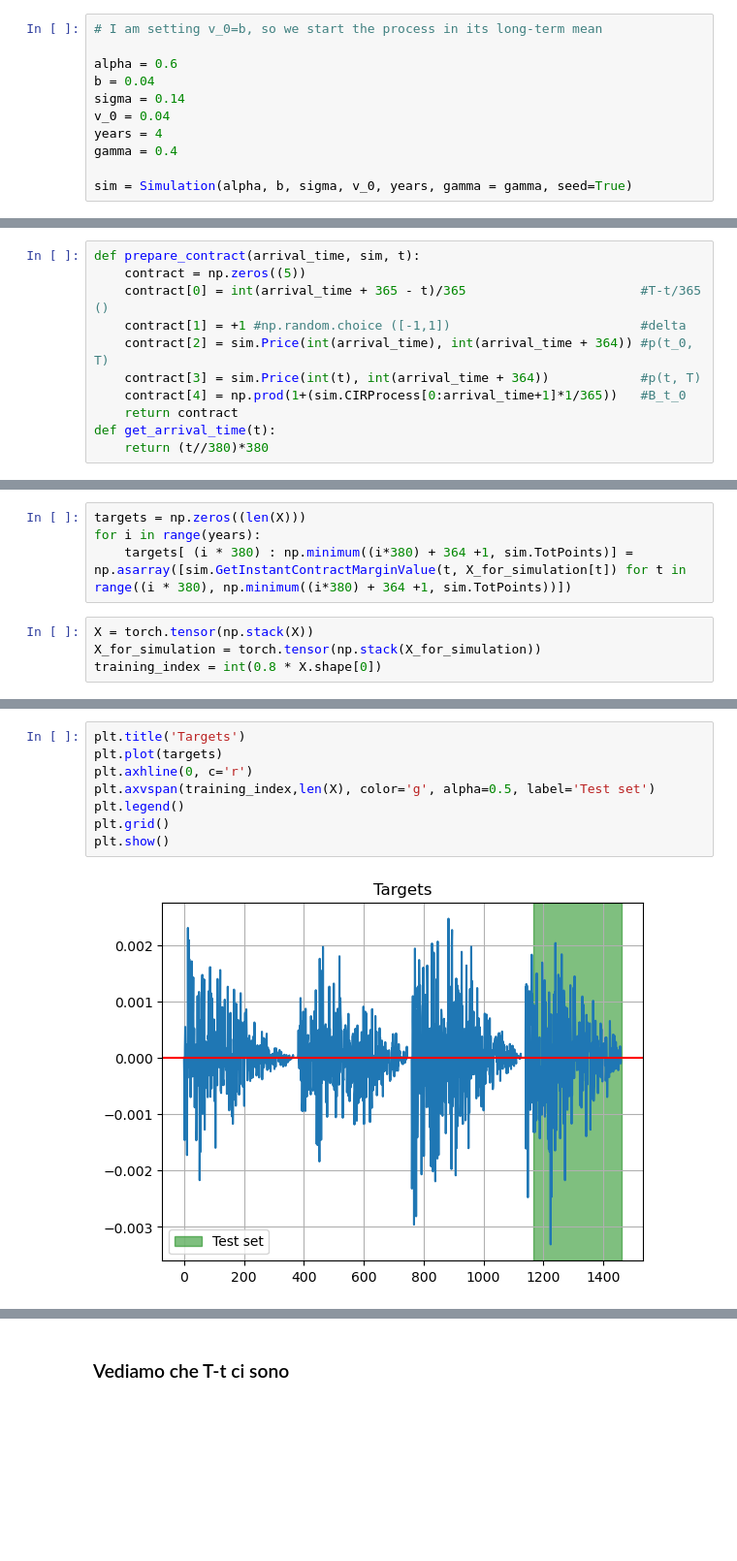
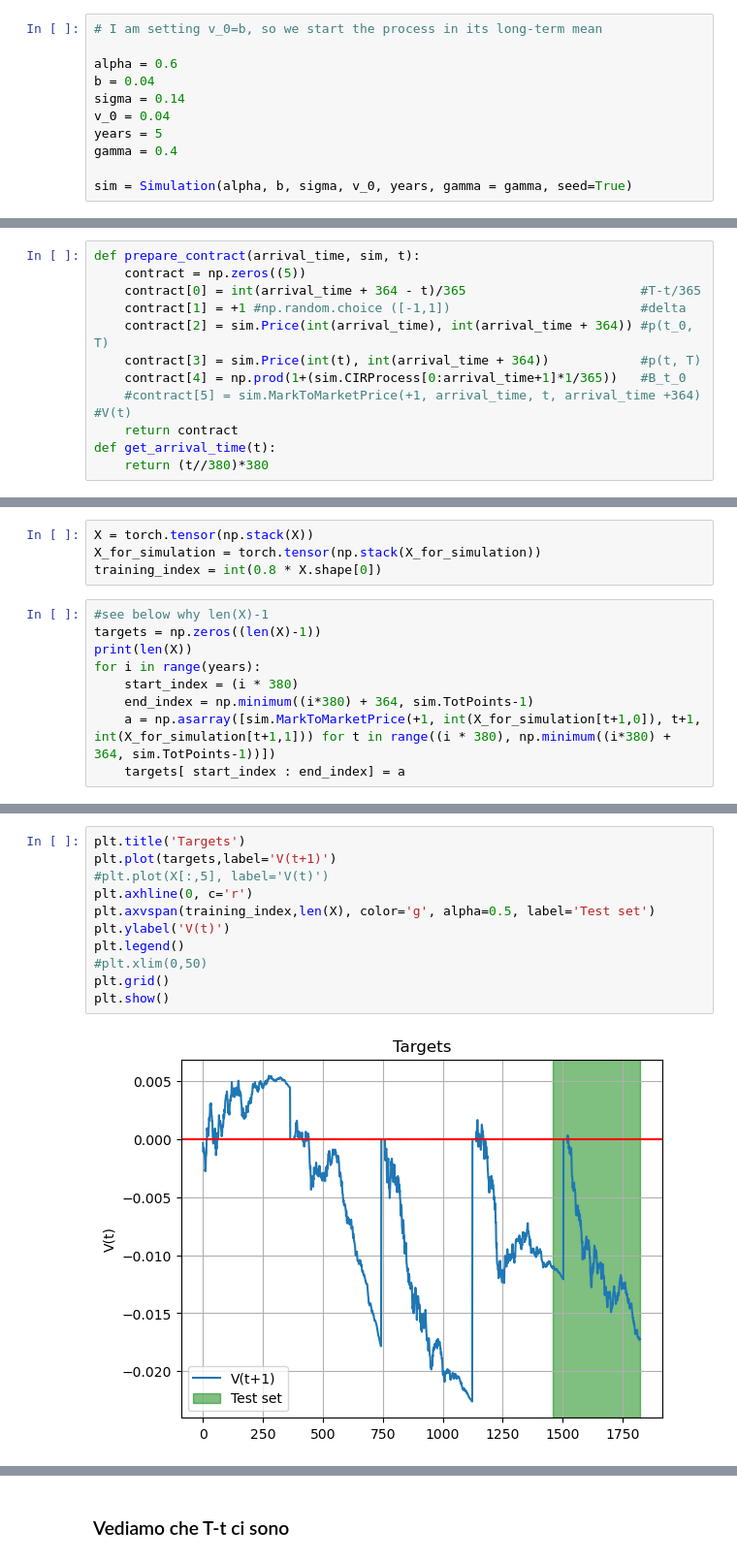
Before and after one commit to matteocitterio/Generative-models-for-financial-networks, a Jupyter notebook: NodeRegression/Sandbox_Updated.ipynb, the cells around one changed output, grey strips where cells are left out. Shown at 97% size. Saved outputs shown, nothing was run; the diff lists cells and outputs as text; blank space fills up the shorter version.

```diff
--- a/NodeRegression/Sandbox_Updated.ipynb
+++ b/NodeRegression/Sandbox_Updated.ipynb
@@ -25,7 +25,7 @@ alpha = 0.6
 b = 0.04
 sigma = 0.14
 v_0 = 0.04
-years = 4
+years = 5
 gamma = 0.4
 
 sim = Simulation(alpha, b, sigma, v_0, years, gamma = gamma, seed=True)
@@ -50,11 +50,12 @@ arrival_time[379]
 # %%
 def prepare_contract(arrival_time, sim, t):
     contract = np.zeros((5))
-    contract[0] = int(arrival_time + 365 - t)/365                       #T-t/365 ()
+    contract[0] = int(arrival_time + 364 - t)/365                       #T-t/365
     contract[1] = +1 #np.random.choice ([-1,1])                         #delta
     contract[2] = sim.Price(int(arrival_time), int(arrival_time + 364)) #p(t_0, T)
     contract[3] = sim.Price(int(t), int(arrival_time + 364))            #p(t, T)
     contract[4] = np.prod(1+(sim.CIRProcess[0:arrival_time+1]*1/365))   #B_t_0
+    #contract[5] = sim.MarkToMarketPrice(+1, arrival_time, t, arrival_time +364)  #V(t)
     return contract
 def get_arrival_time(t):
     return (t//380)*380
@@ -84,11 +85,16 @@ Len auxiliary X:  1460
 # %% [markdown]
 ### Compute targets M_t
 Again we want to compute M_t up to T
-# %%
-targets = np.zeros((len(X)))
-for i in range(years):
-    targets[ (i * 380) : np.minimum((i*380) + 364 +1, sim.TotPoints)] = np.asarray([sim.GetInstantContractMarginValue(t, X_for_simulation[t]) for t in range((i * 380), np.minimum((i*380) + 364 +1, sim.TotPoints))])
 # %%
 X = torch.tensor(np.stack(X))
 X_for_simulation = torch.tensor(np.stack(X_for_simulation))
 training_index = int(0.8 * X.shape[0])
+# %%
+#see below why len(X)-1
+targets = np.zeros((len(X)-1))
+print(len(X))
+for i in range(years):
+    start_index = (i * 380)
+    end_index = np.minimum((i*380) + 364, sim.TotPoints-1)
+    a = np.asarray([sim.MarkToMarketPrice(+1, int(X_for_simulation[t+1,0]), t+1, int(X_for_simulation[t+1,1])) for t in range((i * 380), np.minimum((i*380) + 364, sim.TotPoints-1))])
+    targets[ start_index : end_index] = a
@@ -100,10 +113,13 @@ torch.Size([1460, 1])
 # %%
 plt.title('Targets')
-plt.plot(targets)
+plt.plot(targets,label='V(t+1)')
+#plt.plot(X[:,5], label='V(t)')
 plt.axhline(0, c='r')
 plt.axvspan(training_index,len(X), color='g', alpha=0.5, label='Test set')
+plt.ylabel('V(t)')
 plt.legend()
+#plt.xlim(0,50)
 plt.grid()
 plt.show()
 # %% [output]
-[figure, old version]
+[figure, new version]
```
Also changed, not shown: parts of 21 cells of this notebook.
